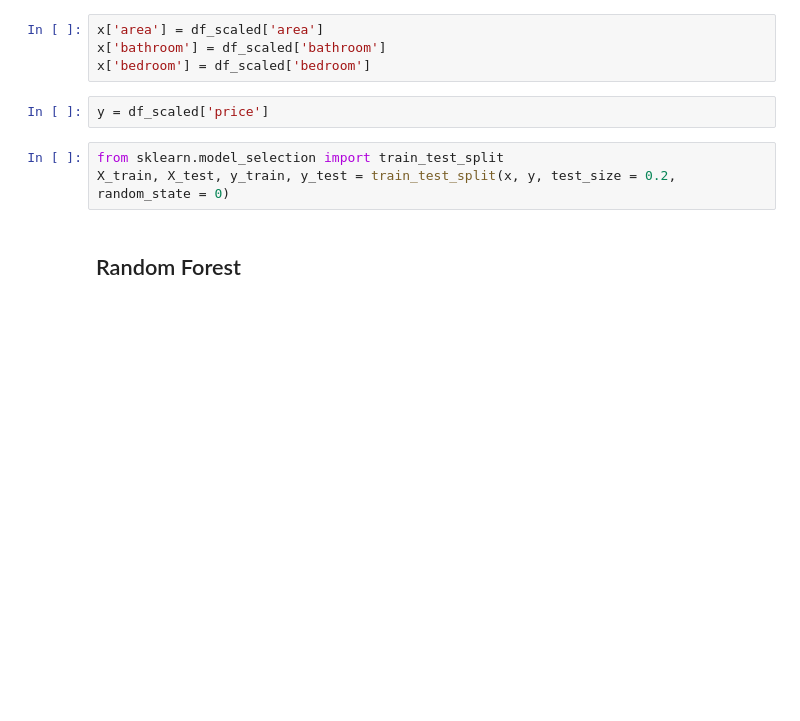
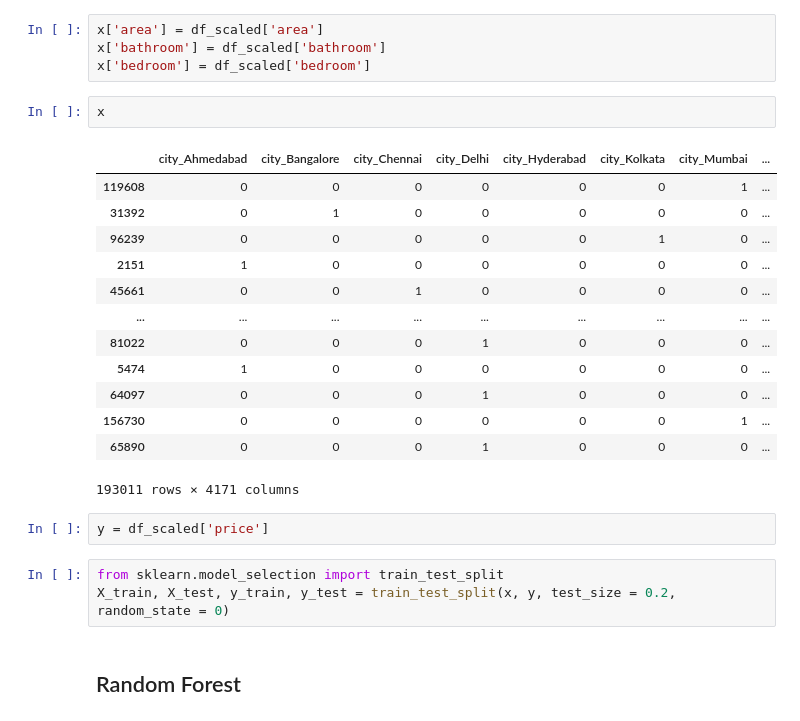
Before and after one commit to aadi2305/house-price-prediction, a Jupyter notebook: regressor.ipynb, the cells around one changed output. Cells and saved outputs as stored; diff of their text form; blank space fills up the shorter version.

```diff
--- a/regressor.ipynb
+++ b/regressor.ipynb
@@ -132,6 +151,22 @@ x = df_categorical
 x['area'] = df_scaled['area']
 x['bathroom'] = df_scaled['bathroom']
 x['bedroom'] = df_scaled['bedroom']
+# %%
+x
+# %% [output]
+|  | city_Ahmedabad | city_Bangalore | city_Chennai | city_Delhi | city_Hyderabad | city_Kolkata | city_Mumbai | ... |
+| 119608 | 0 | 0 | 0 | 0 | 0 | 0 | 1 | ... |
+| 31392 | 0 | 1 | 0 | 0 | 0 | 0 | 0 | ... |
+| 96239 | 0 | 0 | 0 | 0 | 0 | 1 | 0 | ... |
+| 2151 | 1 | 0 | 0 | 0 | 0 | 0 | 0 | ... |
+| 45661 | 0 | 0 | 1 | 0 | 0 | 0 | 0 | ... |
+| ... | ... | ... | ... | ... | ... | ... | ... | ... |
+| 81022 | 0 | 0 | 0 | 1 | 0 | 0 | 0 | ... |
+| 5474 | 1 | 0 | 0 | 0 | 0 | 0 | 0 | ... |
+| 64097 | 0 | 0 | 0 | 1 | 0 | 0 | 0 | ... |
+| 156730 | 0 | 0 | 0 | 0 | 0 | 0 | 1 | ... |
+| 65890 | 0 | 0 | 0 | 1 | 0 | 0 | 0 | ... |
+193011 rows × 4171 columns
 # %%
 y = df_scaled['price']
 # %%
```
Also changed, not shown: parts of 9 cells of this notebook, 21 other files.
